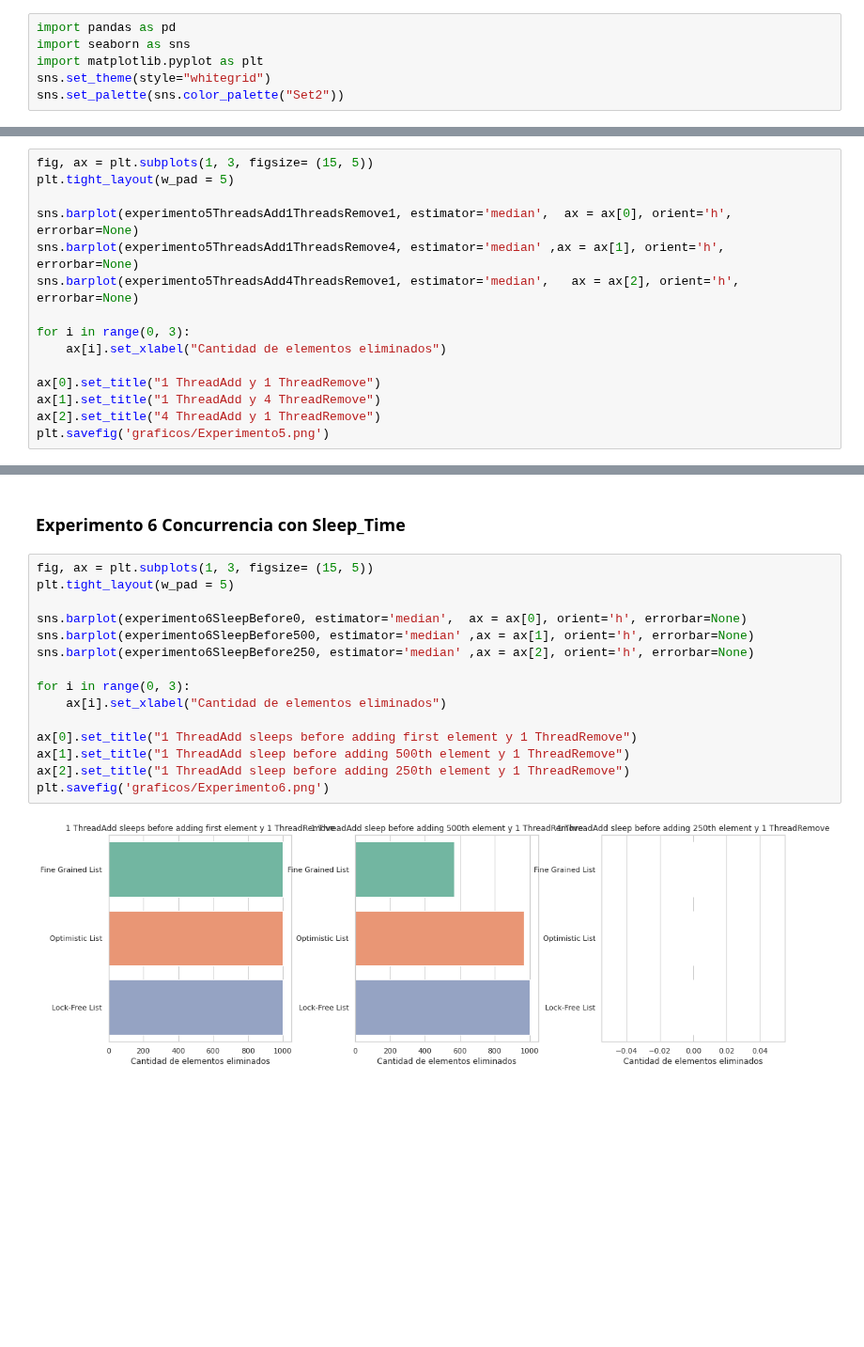
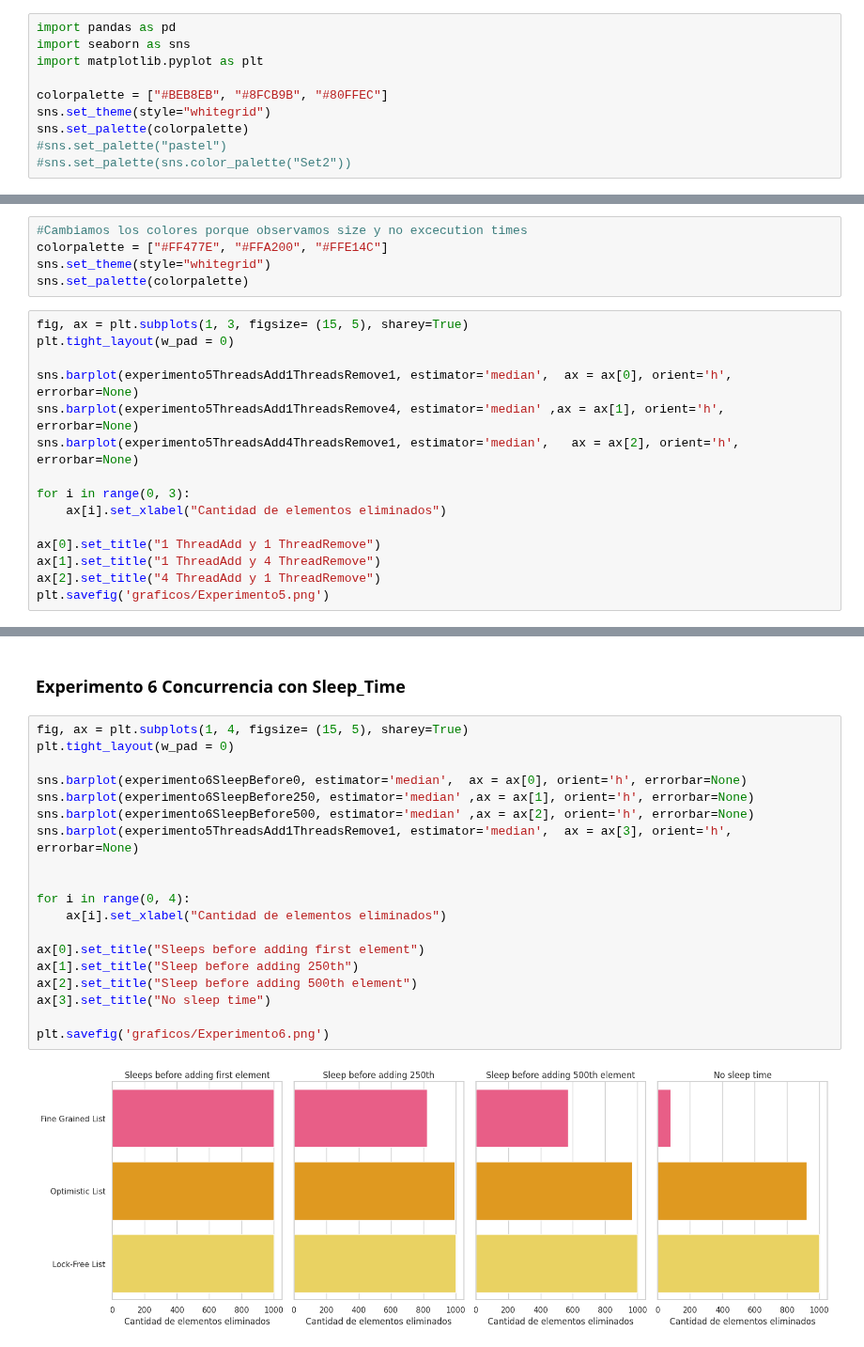
Before and after one commit to paulitapb/TP-Concurrente, a Jupyter notebook: Experimentacion/Analisis.ipynb, the cells around one changed output, grey strips where cells are left out. Shown at 94% size. Cells and saved outputs as stored; diff of their text form; blank space fills up the shorter version.

```diff
--- a/Experimentacion/Analisis.ipynb
+++ b/Experimentacion/Analisis.ipynb
@@ -4,8 +4,12 @@
 import pandas as pd
 import seaborn as sns
 import matplotlib.pyplot as plt
+
+colorpalette = ["#BEB8EB", "#8FCB9B", "#80FFEC"]
 sns.set_theme(style="whitegrid")
-sns.set_palette(sns.color_palette("Set2"))
+sns.set_palette(colorpalette)
+#sns.set_palette("pastel")
+#sns.set_palette(sns.color_palette("Set2"))
 # %% [markdown]
 ## Cargamos los tiempos de ejecución de cada uno de los escenarios
 # %%
@@ -131,8 +135,13 @@ plt.savefig('graficos/Experimento4.png')
 # %% [markdown]
 #### Experimento 5: Agregar y eliminar variando cantidad de threads dedicados a cada operación
+# %%
+#Cambiamos los colores porque observamos size y no excecution times
+colorpalette = ["#FF477E", "#FFA200", "#FFE14C"]
+sns.set_theme(style="whitegrid")
+sns.set_palette(colorpalette)
 # %%
-fig, ax = plt.subplots(1, 3, figsize= (15, 5))
-plt.tight_layout(w_pad = 5)
+fig, ax = plt.subplots(1, 3, figsize= (15, 5), sharey=True)
+plt.tight_layout(w_pad = 0)
 
 sns.barplot(experimento5ThreadsAdd1ThreadsRemove1, estimator='median',  ax = ax[0], orient='h', errorbar=None)
 sns.barplot(experimento5ThreadsAdd1ThreadsRemove4, estimator='median' ,ax = ax[1], orient='h', errorbar=None)
@@ -150,19 +159,23 @@ plt.savefig('graficos/Experimento5.png')
 # %% [markdown]
 ### Experimento 6 Concurrencia con Sleep_Time
 # %%
-fig, ax = plt.subplots(1, 3, figsize= (15, 5))
-plt.tight_layout(w_pad = 5)
+fig, ax = plt.subplots(1, 4, figsize= (15, 5), sharey=True)
+plt.tight_layout(w_pad = 0)
 
 sns.barplot(experimento6SleepBefore0, estimator='median',  ax = ax[0], orient='h', errorbar=None)
-sns.barplot(experimento6SleepBefore500, estimator='median' ,ax = ax[1], orient='h', errorbar=None)
-sns.barplot(experimento6SleepBefore250, estimator='median' ,ax = ax[2], orient='h', errorbar=None)
+sns.barplot(experimento6SleepBefore250, estimator='median' ,ax = ax[1], orient='h', errorbar=None)
+sns.barplot(experimento6SleepBefore500, estimator='median' ,ax = ax[2], orient='h', errorbar=None)
+sns.barplot(experimento5ThreadsAdd1ThreadsRemove1, estimator='median',  ax = ax[3], orient='h', errorbar=None)
 
-for i in range(0, 3):
+
+for i in range(0, 4):
     ax[i].set_xlabel("Cantidad de elementos eliminados")
 
-ax[0].set_title("1 ThreadAdd sleeps before adding first element y 1 ThreadRemove")
-ax[1].set_title("1 ThreadAdd sleep before adding 500th element y 1 ThreadRemove")
-ax[2].set_title("1 ThreadAdd sleep before adding 250th element y 1 ThreadRemove")
+ax[0].set_title("Sleeps before adding first element")
+ax[1].set_title("Sleep before adding 250th")
+ax[2].set_title("Sleep before adding 500th element")
+ax[3].set_title("No sleep time")
+
 plt.savefig('graficos/Experimento6.png')
 # %% [output]
-[figure, old version]
+[figure, new version]
```
Also changed, not shown: parts of 5 cells of this notebook, 6 other files.
